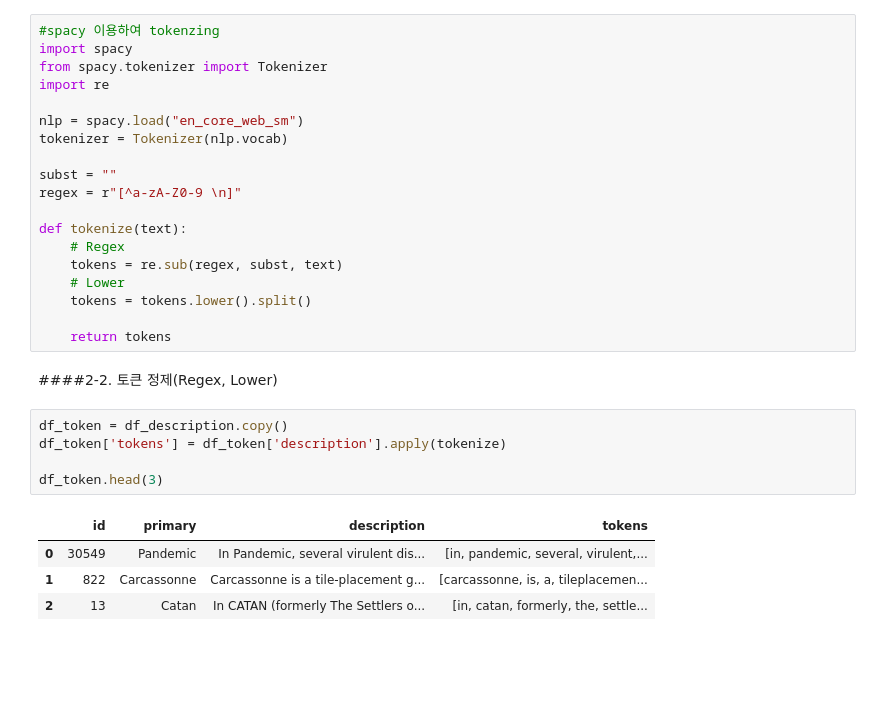
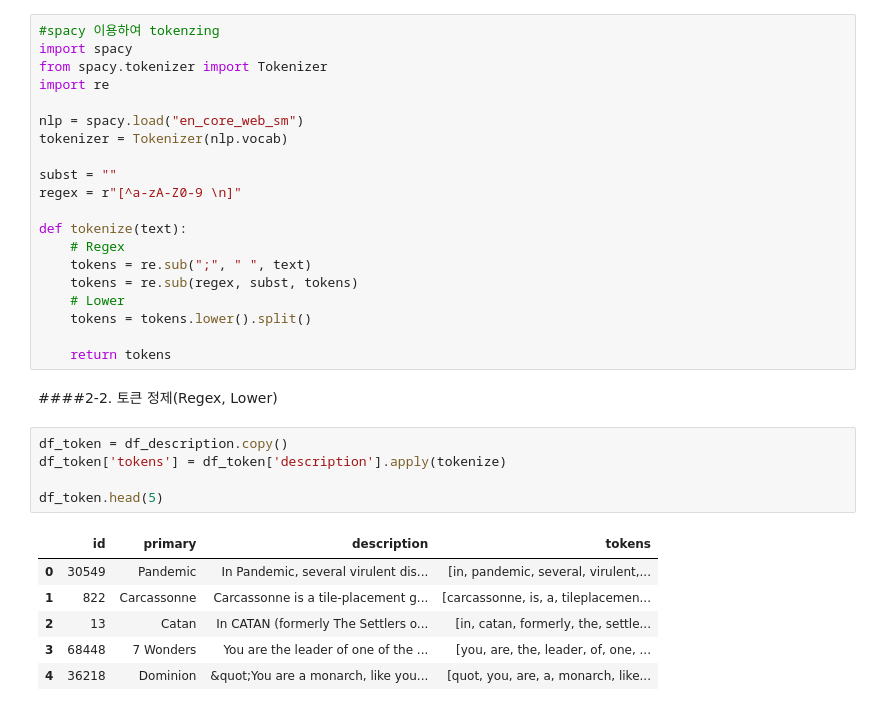
Before and after one commit to KYOH95/Database_Studies, a Jupyter notebook: project4.ipynb, the cells around one changed output. Cells and saved outputs as stored; diff of their text form; blank space fills up the shorter version.

```diff
--- a/project4.ipynb
+++ b/project4.ipynb
@@ -170,7 +168,8 @@ regex = r"[^a-zA-Z0-9 \n]"
 
 def tokenize(text):
     # Regex
-    tokens = re.sub(regex, subst, text)
+    tokens = re.sub(";", " ", text)
+    tokens = re.sub(regex, subst, tokens)
     # Lower
     tokens = tokens.lower().split()
 
@@ -180,10 +179,12 @@ def tokenize(text):
 # %%
 df_token = df_description.copy()
 df_token['tokens'] = df_token['description'].apply(tokenize)
 
-df_token.head(3)
+df_token.head(5)
 # %% [output]
 |  | id | primary | description | tokens |
 | 0 | 30549 | Pandemic | In Pandemic, several virulent dis... | [in, pandemic, several, virulent,... |
 | 1 | 822 | Carcassonne | Carcassonne is a tile-placement g... | [carcassonne, is, a, tileplacemen... |
 | 2 | 13 | Catan | In CATAN (formerly The Settlers o... | [in, catan, formerly, the, settle... |
+| 3 | 68448 | 7 Wonders | You are the leader of one of the ... | [you, are, the, leader, of, one, ... |
+| 4 | 36218 | Dominion | &quot;You are a monarch, like you... | [quot, you, are, a, monarch, like... |
```
Also changed, not shown: parts of 14 cells of this notebook.
